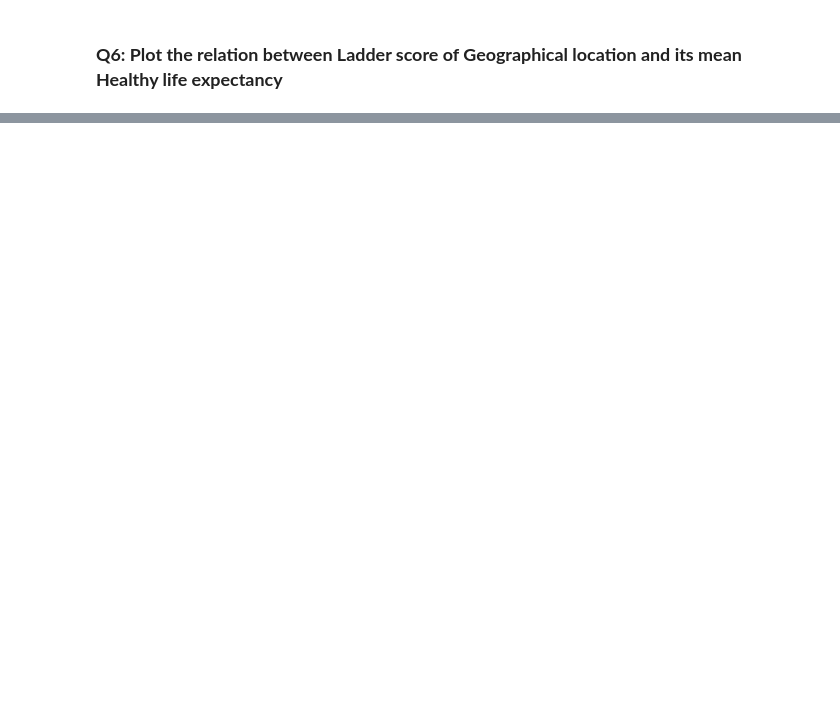
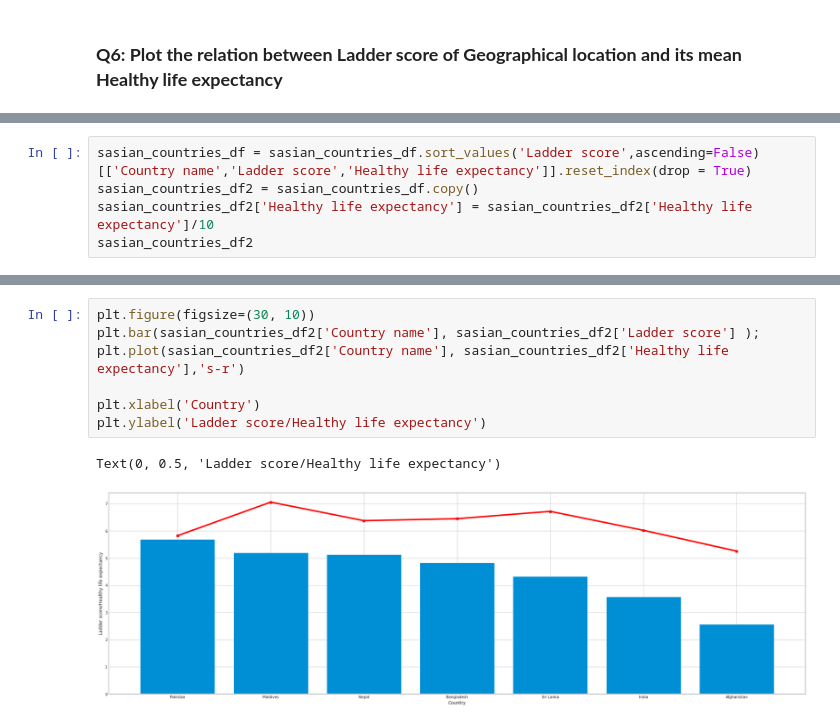
Before and after one commit to AayushAnshu21/World_Happiness_Analysis, a Jupyter notebook: World_Happiness_Analysis.ipynb, the cells around one changed output, grey strips where cells are left out. Cells and saved outputs as stored; diff of their text form; blank space fills up the shorter version.

```diff
--- a/World_Happiness_Analysis.ipynb
+++ b/World_Happiness_Analysis.ipynb
@@ -186,0 +181,5 @@ TODO
+# %%
+sasian_countries_df = sasian_countries_df.sort_values('Ladder score',ascending=False)[['Country name','Ladder score','Healthy life expectancy']].reset_index(drop = True)
+sasian_countries_df2 = sasian_countries_df.copy()
+sasian_countries_df2['Healthy life expectancy'] = sasian_countries_df2['Healthy life expectancy']/10
+sasian_countries_df2
@@ -186,0 +195,10 @@ TODO
+# %%
+plt.figure(figsize=(30, 10))
+plt.bar(sasian_countries_df2['Country name'], sasian_countries_df2['Ladder score'] );
+plt.plot(sasian_countries_df2['Country name'], sasian_countries_df2['Healthy life expectancy'],'s-r')
+
+plt.xlabel('Country')
+plt.ylabel('Ladder score/Healthy life expectancy')
+# %% [output]
+Text(0, 0.5, 'Ladder score/Healthy life expectancy')
+[figure, added]
```
Also changed, not shown: parts of 22 cells of this notebook.
